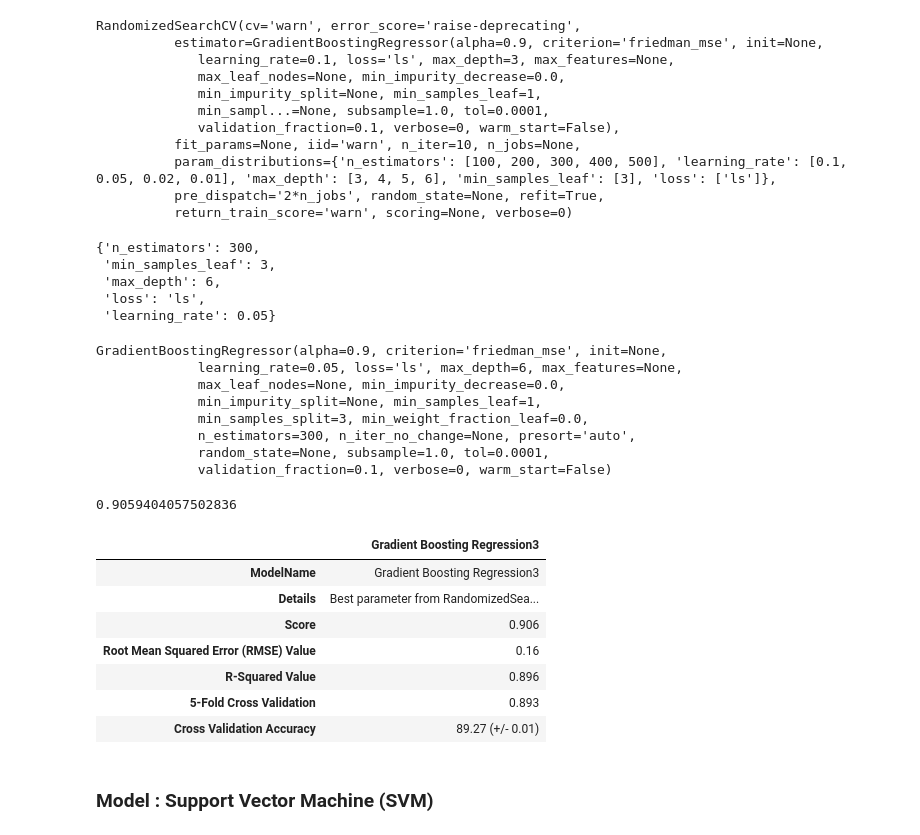
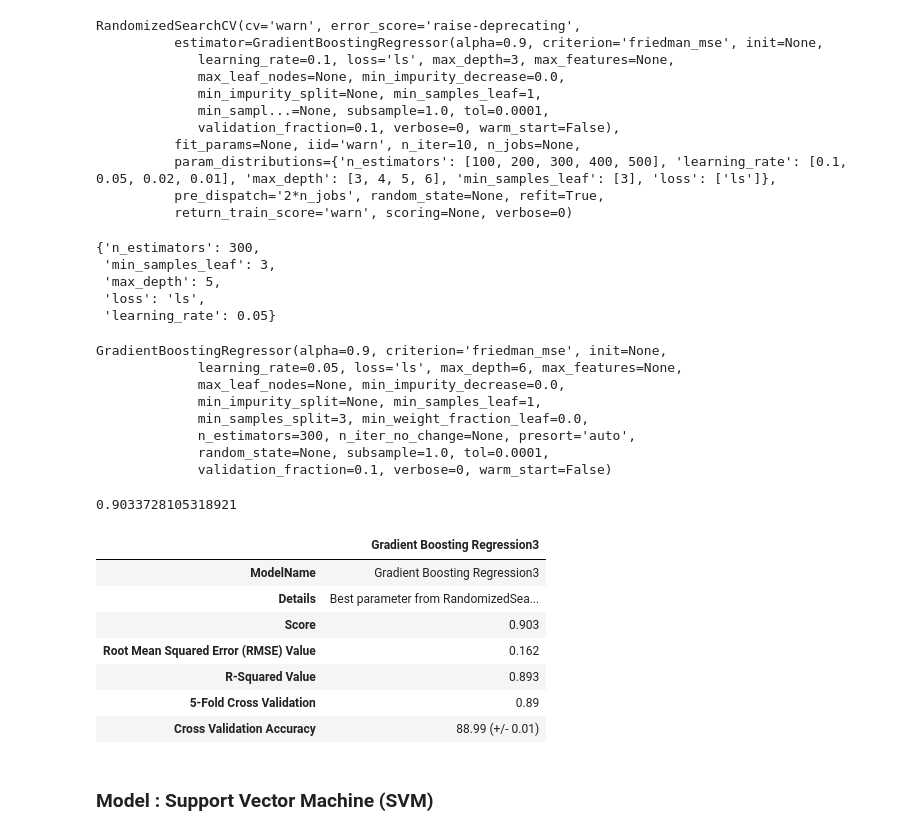
Before and after one commit to GreatLearningAIML1/bangalore-feb-batch-krishnakarthi, a Jupyter notebook: Projects/R5_Featurization Model selection and Tuning/Featurization Model selection and Tuning_R5_PredictHousePrices.ipynb, the cells around one changed output. Drawn from its saved outputs; the diff is of its cells as text; code cells hidden in the pictures.

```diff
--- a/Projects/R5_Featurization Model selection and Tuning/Featurization Model selection and Tuning_R5_PredictHousePrices.ipynb
+++ b/Projects/R5_Featurization Model selection and Tuning/Featurization Model selection and Tuning_R5_PredictHousePrices.ipynb
@@ -454,13 +539,13 @@ plt.show()
 # %% [markdown]
 ### Split the dataset into training and test set in the ratio of 70:30 (Training:Test)
 # %%
-# Get independent variable in X. Drop Status & name column from the dataset.
-#Since Status is Target variable & name column not required to buld the model
+# Get independent variable in X. Drop ["id","price","date","houseSold_Month","houseSold_Year","yr_built","log_price","yr_renovated","sqft_basement"] column from the dataset.
+#Since "] is Target variable & other columns are not required to buld the model.
 
 #Create new df
 houseData_ready_df = houseData_df.copy(deep = True)
 
-X = houseData_ready_df.drop(["id","price","date","houseSold_Year","yr_built","log_price",'yr_renovated','sqft_basement'], axis=1)
+X = houseData_ready_df.drop(["id","price","date","houseSold_Month","houseSold_Year","yr_built","log_price","yr_renovated","sqft_basement"], axis=1)
 # Get Target variable in y
 y = houseData_df["log_price"]
 # %% [markdown]
@@ -618,7 +703,7 @@ rscv_GBR.best_params_
 # %% [output]
 {'n_estimators': 300,
  'min_samples_leaf': 3,
- 'max_depth': 6,
+ 'max_depth': 5,
  'loss': 'ls',
  'learning_rate': 0.05}
 # %%
@@ -638,19 +723,19 @@ GradientBoostingRegressor(alpha=0.9, criterion='friedman_mse', init=None,
 # %%
 model3.score(X_test,y_test)
 # %% [output]
-0.9059404057502836
+0.9033728105318921
 # %%
-model3_Result = Calculate_LinearRegressionModel_Metrics("Gradient Boosting Regression3","Best parameter from RandomizedSearchCV",model2,X_test,y_test)
+model3_Result = Calculate_LinearRegressionModel_Metrics("Gradient Boosting Regression3","Best parameter from RandomizedSearchCV",model3,X_test,y_test)
 model3_Result
 # %% [output]
 |  | Gradient Boosting Regression3 |
 | ModelName | Gradient Boosting Regression3 |
 | Details | Best parameter from RandomizedSea... |
-| Score | 0.906 |
-| Root Mean Squared Error (RMSE) Value | 0.16 |
-| R-Squared Value | 0.896 |
-| 5-Fold Cross Validation | 0.893 |
-| Cross Validation Accuracy | 89.27 (+/- 0.01) |
+| Score | 0.903 |
+| Root Mean Squared Error (RMSE) Value | 0.162 |
+| R-Squared Value | 0.893 |
+| 5-Fold Cross Validation | 0.89 |
+| Cross Validation Accuracy | 88.99 (+/- 0.01) |
 # %% [markdown]
 ### Model : Support Vector Machine (SVM)
 # %%
```
Also changed, not shown: parts of 42 cells of this notebook.
